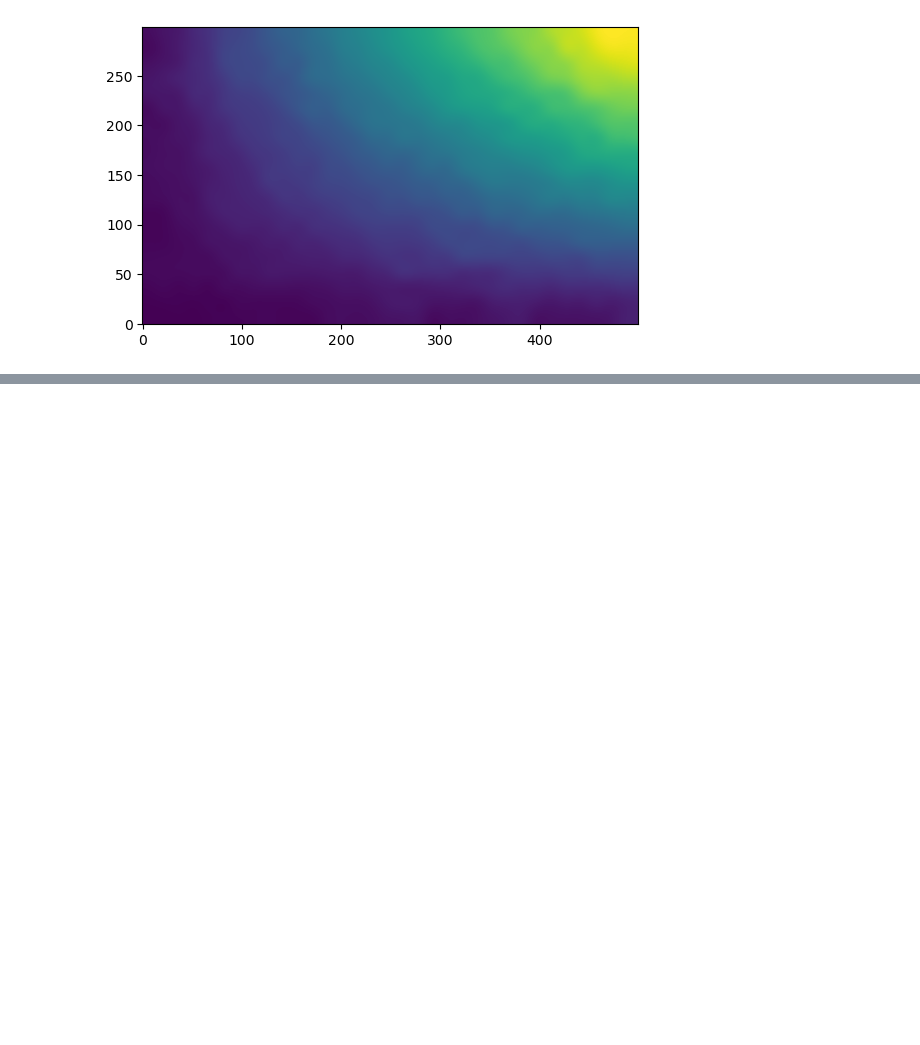
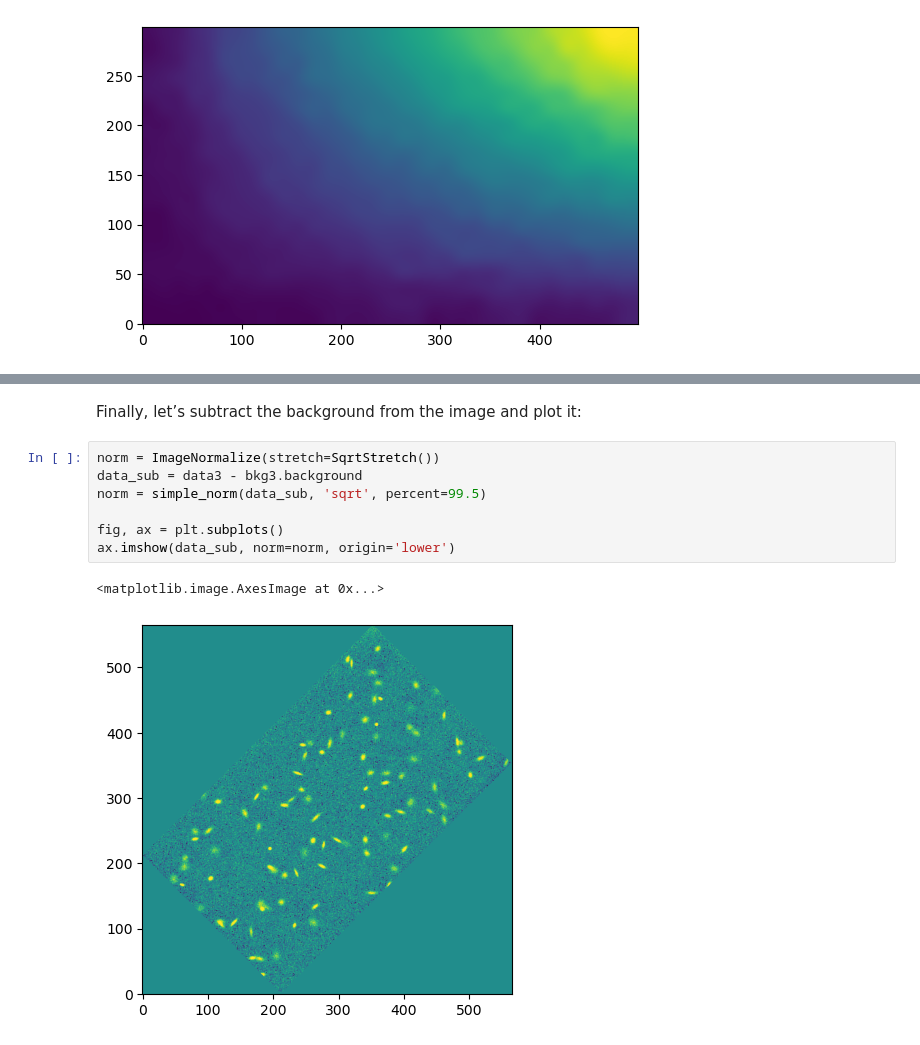
Before and after one commit to sh4rkNy/guide_photutils, a Jupyter notebook: background.ipynb, the cells around one changed output, grey strips where cells are left out. Drawn from its saved outputs; the diff is of its cells as text; blank space fills up the shorter version.

```diff
--- a/background.ipynb
+++ b/background.ipynb
@@ -127,0 +175,12 @@ ax.imshow(bkg.background, origin='lower')
+# %% [markdown]
+Finally, let’s subtract the background from the image and plot it:
+# %%
+norm = ImageNormalize(stretch=SqrtStretch())
+data_sub = data3 - bkg3.background
+norm = simple_norm(data_sub, 'sqrt', percent=99.5)
+
+fig, ax = plt.subplots()
+ax.imshow(data_sub, norm=norm, origin='lower')
+# %% [output]
+<matplotlib.image.AxesImage at 0x...>
+[figure, added]
```
Also changed, not shown: parts of 12 cells of this notebook.
